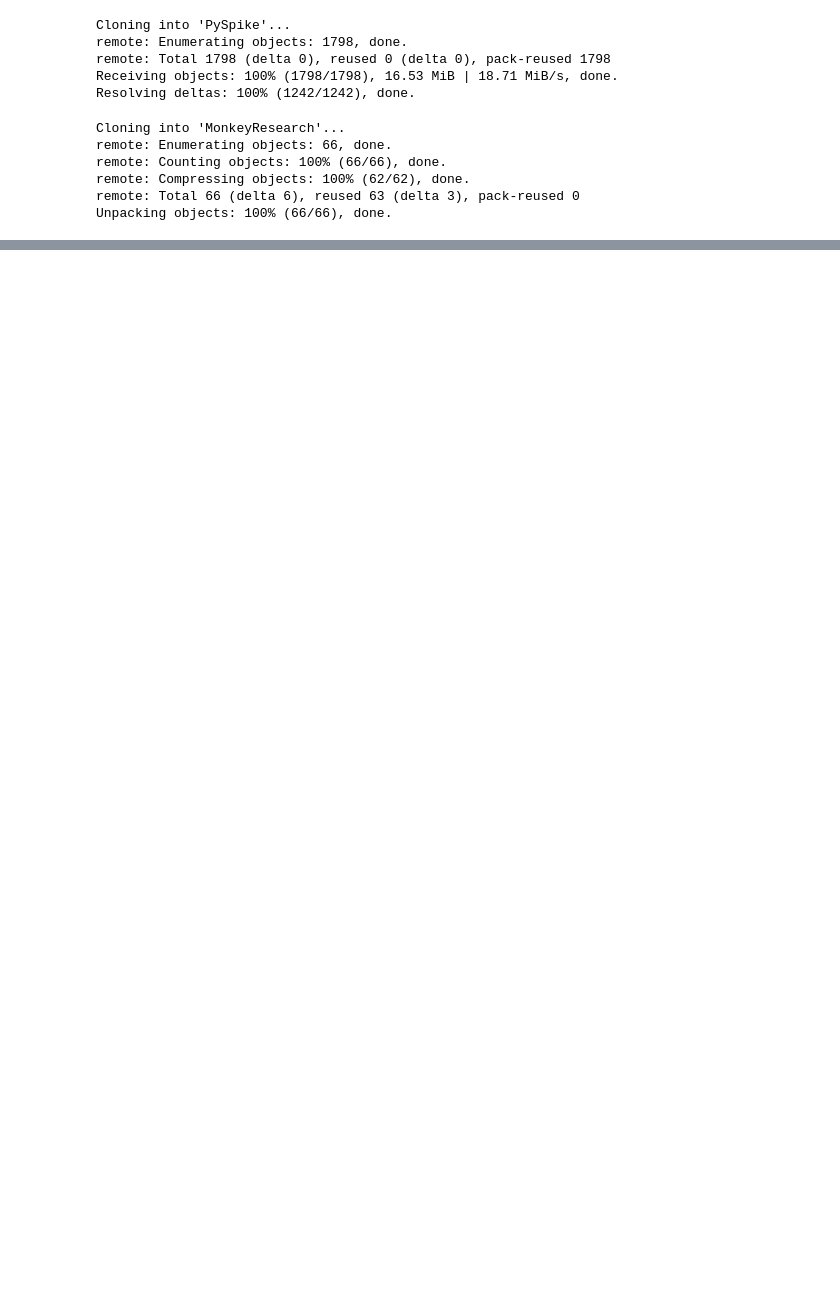
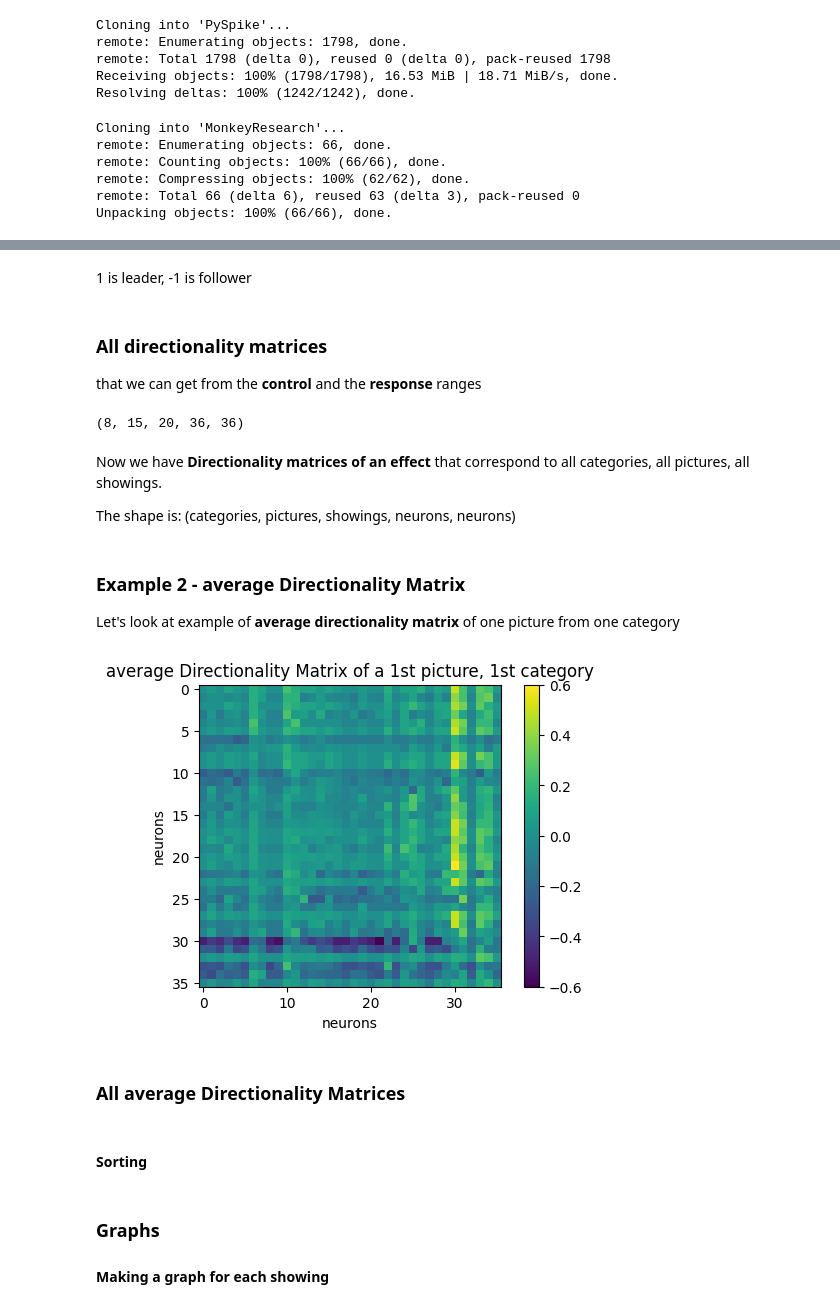
Before and after one commit to ta3map/MonkeyResearch, a Jupyter notebook: MonkeyResearch.ipynb, the cells around one changed output, grey strips where cells are left out. Cells and saved outputs as stored; diff of their text form; code cells hidden in the pictures; blank space fills up the shorter version.

```diff
--- a/MonkeyResearch.ipynb
+++ b/MonkeyResearch.ipynb
@@ -56,0 +165,37 @@ neurons_number = len(protocol)
+# %% [markdown]
+1 is leader, -1 is follower
+# %% [markdown]
+### All directionality matrices
+that we can get from the **control** and the **response** ranges
+# %%
+control_D = DirectionalityMatrix(controlTrains, -100, 0)
+response_D = DirectionalityMatrix(responseTrains, 100, 200)
+effect_D = response_D - control_D
+np.shape(effect_D)
+# %% [output]
+(8, 15, 20, 36, 36)
+# %% [markdown]
+Now we have **Directionality matrices of an effect** that correspond to all categories, all pictures, all showings.
+
+The shape is:
+(categories, pictures, showings, neurons, neurons)
+# %% [markdown]
+### Example 2 - average Directionality Matrix
+Let's look at example of **average directionality matrix** of one picture from one category
+# %%
+direction = np.mean(effect_D[0, 0, :], 0)# all showings of the first picture of the first category
+plt.figure(0, dpi = 100)
+plt.imshow(direction)
+plt.xlabel('neurons')
+plt.ylabel('neurons')
+plt.colorbar()
+plt.title('average Directionality Matrix of a 1st picture, ' + '1st category');
+# %% [output]
+[figure, added]
+# %% [markdown]
+### All average Directionality Matrices
+# %% [markdown]
+#### Sorting
+# %% [markdown]
+### Graphs
+#### Making a graph for each showing
```
Also changed, not shown: parts of 22 cells of this notebook, 6 other files.
